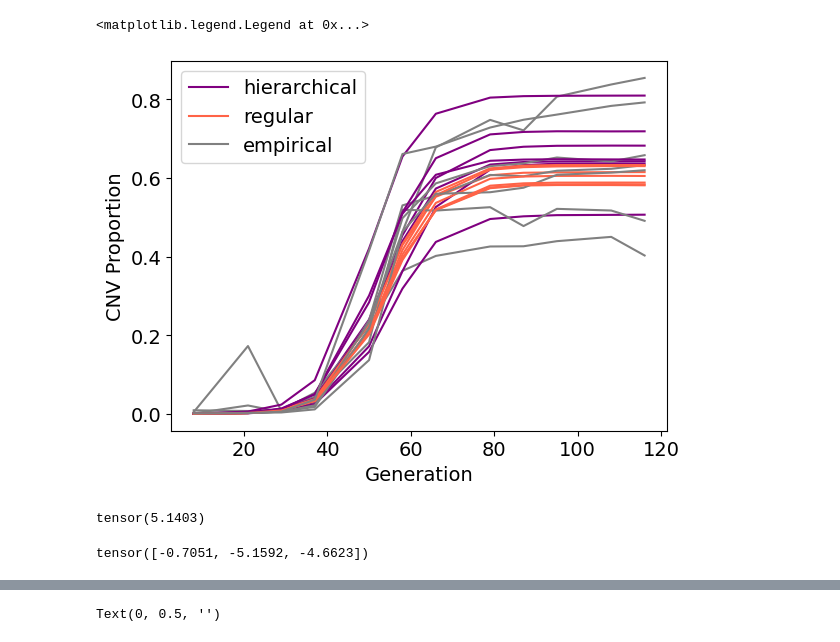
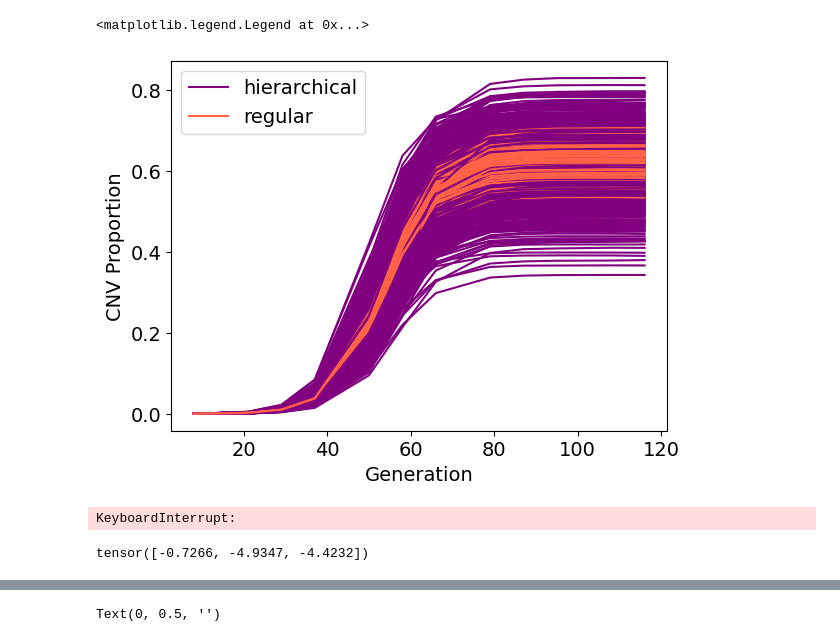
Before and after one commit to yoavram-lab/collective_posterior, a Jupyter notebook: WF/test collective.ipynb, the cells around one changed output, grey strips where cells are left out. Drawn from its saved outputs; the diff is of its cells as text; code cells hidden in the pictures.

```diff
--- a/WF/test collective.ipynb
+++ b/WF/test collective.ipynb
@@ -11,38 +11,39 @@ from sbi.inference import MCMCPosterior
 from scipy.special import logsumexp
 from seaborn import histplot, kdeplot
 from time import time
 import sys
 sys.path.insert(1, '../')
 from collective_posterior import CollectivePosterior
 from simulators import wrapper, wrapper_hierarchical, WF
 import warnings
 warnings.simplefilter('ignore', FutureWarning)
 
 generation = np.array(pd.read_csv('empirical_data/Chuong_116_gens.txt').columns.astype('int'))
 
 # for making larger graphs
 def change_font(fontsize):
     matplotlib.rcParams['xtick.labelsize'] = fontsize
     matplotlib.rcParams['ytick.labelsize'] = fontsize
     matplotlib.rcParams['font.size'] = fontsize
 
 th = torch.tensor([-0.74,-4.84,-4.32], dtype=torch.float32)
-X = wrapper(WF, parameters=th, reps=7) # LTRΔ MAP in paper
+X = wrapper(WF, parameters=th, reps=1000) # LTRΔ MAP in paper
 X_emp = torch.from_numpy(np.array(pd.read_csv('empirical_data/ltr.csv', index_col=0)))
-X_h = wrapper_hierarchical(WF, parameters=th, reps=7)
+X_h = wrapper_hierarchical(WF, parameters=th, reps=1000)
 change_font(14)
 
 for i in range(len(X)):
     plt.plot(generation,X_h[i], color='purple', label='hierarchical' if i==0 else '')
     plt.plot(generation,X[i], color='tomato', label='regular' if i==0 else '')
-    plt.plot(generation,X_emp[i], color='grey', label='empirical' if i==0 else '')
+    # plt.plot(generation,X_emp[i], color='grey', label='empirical' if i==0 else '')
 plt.xlabel('Generation')
 plt.ylabel('CNV Proportion')
 plt.legend()
 # %% [output]
 <matplotlib.legend.Legend at 0x...>
-[figure, old version]
+[figure, new version]
 # %%
+%%time
 prior_min = np.log10(np.array([1e-2,1e-7,1e-8]))
 prior_max = np.log10(np.array([1,1e-2,1e-2]))
 prior = utils.BoxUniform(low=torch.tensor(prior_min),
@@ -52,11 +53,15 @@ epsilon = -150
 
 
 Xs = torch.tensor(X)
-op = CollectivePosterior(prior, Xs, posterior_chuong, 1, epsilon)
+op = CollectivePosterior(prior, Xs, posterior_chuong, 1, epsilon, n_eval=10000)
 
 print(op.get_log_C())
-est = op.sample(100).mean(0)
-est
+# est = op.sample(1000).mean(0)
+# est
 # %% [output]
-tensor(5.1403)
+KeyboardInterrupt:
-tensor([-0.7051, -5.1592, -4.6623])
+# %%
+est = op.sample_multimodal(10000, k=10).mean(0)
+est
+# %% [output]
+tensor([-0.7266, -4.9347, -4.4232])
```
Also changed, not shown: parts of 1 cell of this notebook, 7 other files.
